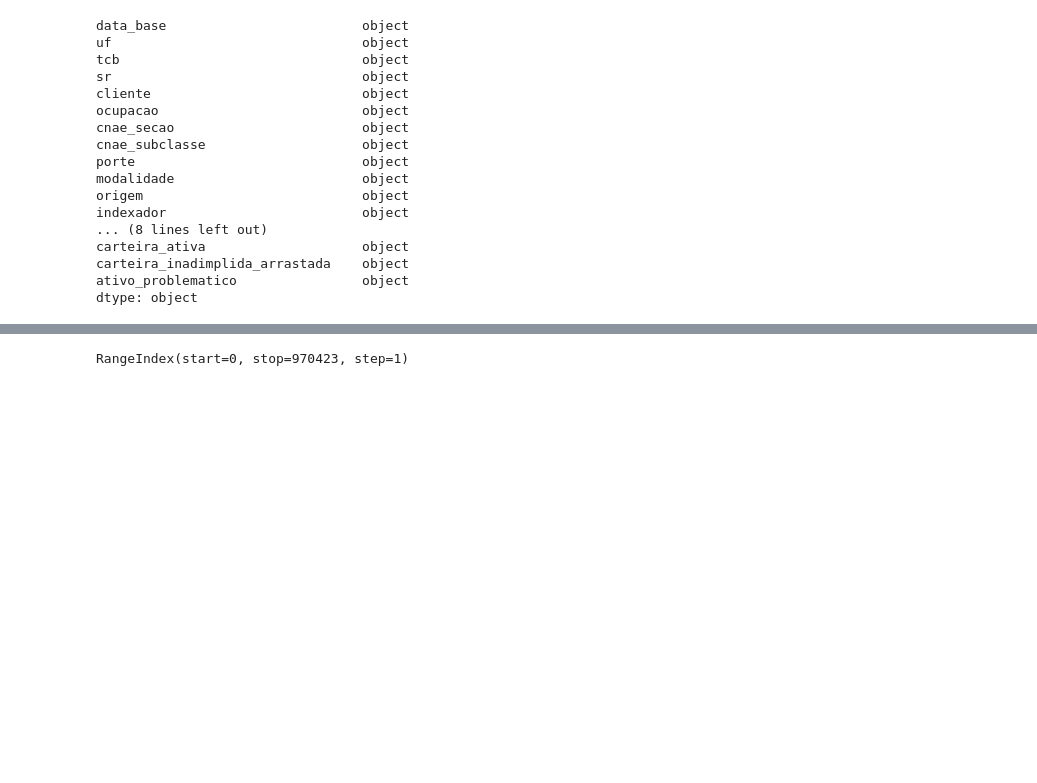
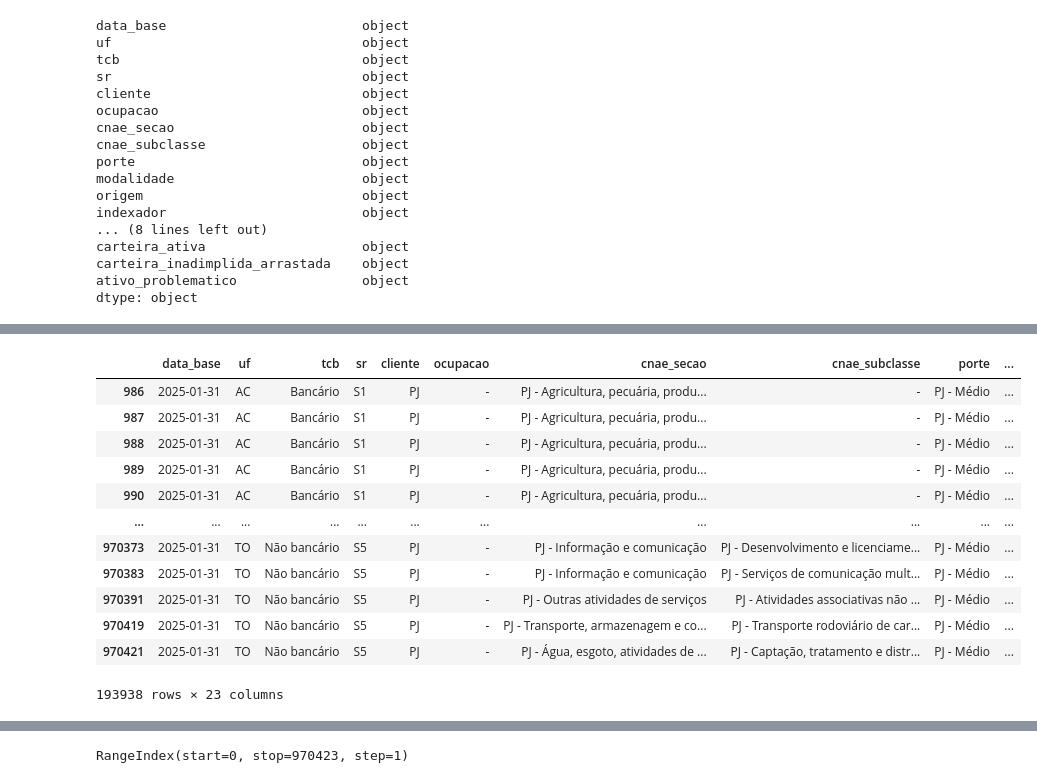
Before and after one commit to davi-dressler/2PeriodoFGV, a Jupyter notebook: Pandas/banco_central.ipynb, the cells around one changed output, grey strips where cells are left out. Drawn from its saved outputs; the diff is of its cells as text; code cells hidden in the pictures; blank space fills up the shorter version.

```diff
--- a/Pandas/banco_central.ipynb
+++ b/Pandas/banco_central.ipynb
@@ -35,0 +128,17 @@ dtype: object
+# %%
+df_ordenado_pj_medio = df[df["porte"] == "PJ - Médio                                   "]
+df_ordenado_pj_medio
+# %% [output]
+|  | data_base | uf | tcb | sr | cliente | ocupacao | cnae_secao | cnae_subclasse | porte | ... |
+| 986 | 2025-01-31 | AC | Bancário | S1 | PJ | - | PJ - Agricultura, pecuária, produ... | - | PJ - Médio | ... |
+| 987 | 2025-01-31 | AC | Bancário | S1 | PJ | - | PJ - Agricultura, pecuária, produ... | - | PJ - Médio | ... |
+| 988 | 2025-01-31 | AC | Bancário | S1 | PJ | - | PJ - Agricultura, pecuária, produ... | - | PJ - Médio | ... |
+| 989 | 2025-01-31 | AC | Bancário | S1 | PJ | - | PJ - Agricultura, pecuária, produ... | - | PJ - Médio | ... |
+| 990 | 2025-01-31 | AC | Bancário | S1 | PJ | - | PJ - Agricultura, pecuária, produ... | - | PJ - Médio | ... |
+| ... | ... | ... | ... | ... | ... | ... | ... | ... | ... | ... |
+| 970373 | 2025-01-31 | TO | Não bancário | S5 | PJ | - | PJ - Informação e comunicação | PJ - Desenvolvimento e licenciame... | PJ - Médio | ... |
+| 970383 | 2025-01-31 | TO | Não bancário | S5 | PJ | - | PJ - Informação e comunicação | PJ - Serviços de comunicação mult... | PJ - Médio | ... |
+| 970391 | 2025-01-31 | TO | Não bancário | S5 | PJ | - | PJ - Outras atividades de serviços | PJ - Atividades associativas não ... | PJ - Médio | ... |
+| 970419 | 2025-01-31 | TO | Não bancário | S5 | PJ | - | PJ - Transporte, armazenagem e co... | PJ - Transporte rodoviário de car... | PJ - Médio | ... |
+| 970421 | 2025-01-31 | TO | Não bancário | S5 | PJ | - | PJ - Água, esgoto, atividades de ... | PJ - Captação, tratamento e distr... | PJ - Médio | ... |
+193938 rows × 23 columns
```
Also changed, not shown: parts of 9 cells of this notebook, 1 other file.
